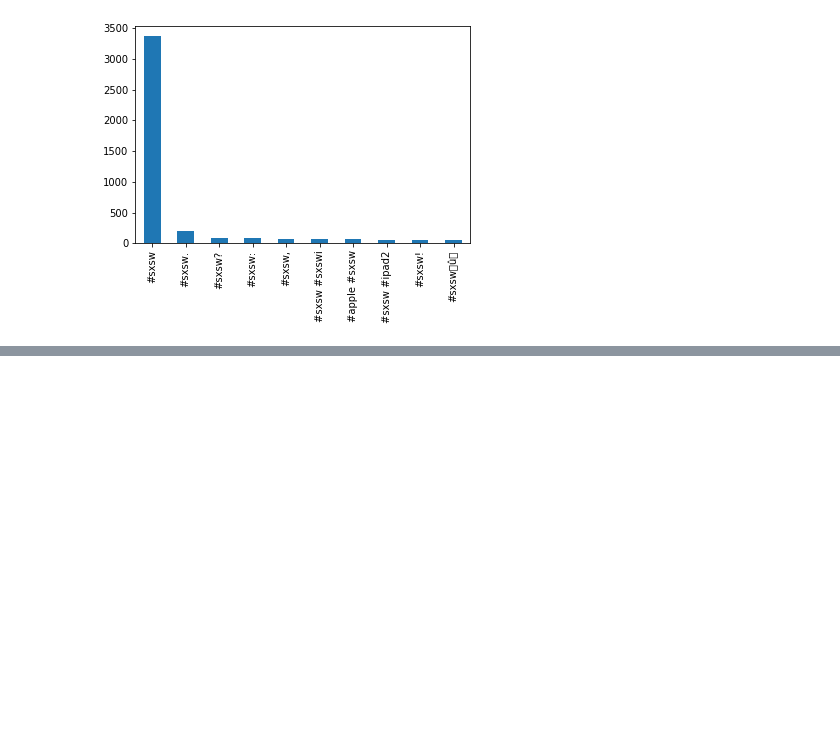
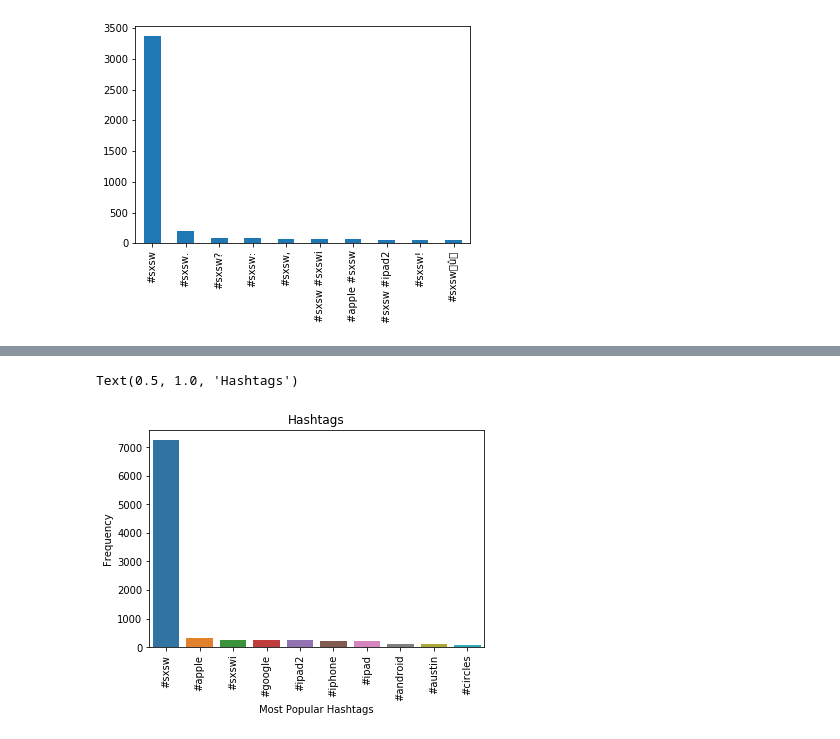
Before and after one commit to HarshBedmutha/Sentiment-Analysis-Hackathon, a Jupyter notebook: Notebooks/Data_Analysis-Copy1.ipynb, the cells around one changed output, grey strips where cells are left out. Saved outputs shown, nothing was run; the diff lists cells and outputs as text; code cells hidden in the pictures; blank space fills up the shorter version.

```diff
--- a/Notebooks/Data_Analysis-Copy1.ipynb
+++ b/Notebooks/Data_Analysis-Copy1.ipynb
@@ -614,0 +732,22 @@ cdf.to_csv(r'C:\Users\Vardhaman\Desktop\DS\Hackathon_3\git_sentiment\data\Iter\t
+# %%
+clean_hash_1 = []
+def reemovNestings(l):
+    for i in l:
+        if type(i) == list:
+            reemovNestings(i)
+        else:
+            clean_hash_1.append(i)
+reemovNestings(clean_hash)
+# %%
+hash_count_df = pd.DataFrame(pd.Series(clean_hash_1).value_counts())
+# %%
+hash_count_df.columns = ['Frequency']
+# %%
+sns.barplot(x=hash_count_df[:10].index,y=hash_count_df['Frequency'][:10])
+plt.xticks(rotation=90)
+plt.xlabel('Most Popular Hashtags')
+plt.ylabel('Frequency')
+plt.title('Hashtags')
+# %% [output]
+Text(0.5, 1.0, 'Hashtags')
+[figure, added]
```
Also changed, not shown: parts of 24 cells of this notebook, 4 other files.
